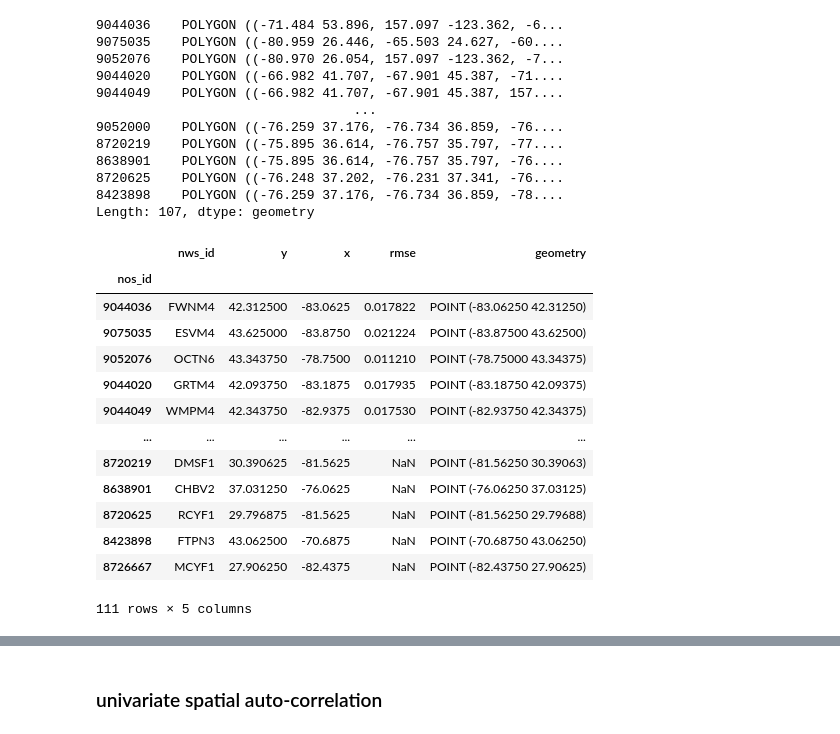
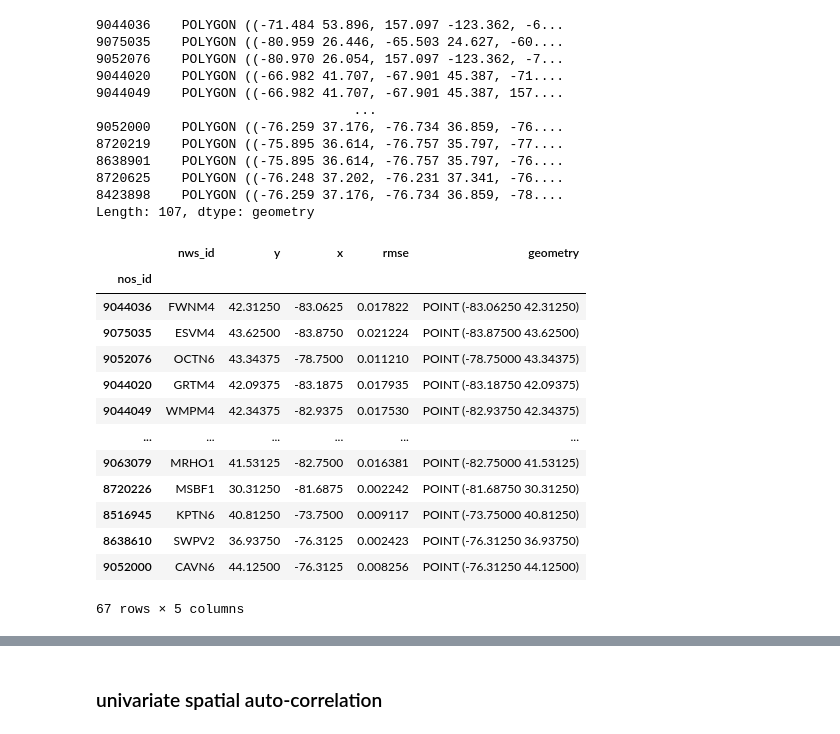
Before and after one commit to zacharyburnett/GEOG606, a Jupyter notebook: final/final_20220503.ipynb, the cells around one changed output, grey strips where cells are left out. Saved outputs shown, nothing was run; the diff lists cells and outputs as text; code cells hidden in the pictures.

```diff
--- a/final/final_20220503.ipynb
+++ b/final/final_20220503.ipynb
@@ -414,22 +414,23 @@ Length: 107, dtype: geometry
 # %%
 rmse_dataframe = rmse.to_dataframe(name='rmse')
 rmse_dataframe = GeoDataFrame(rmse_dataframe, geometry=geopandas.points_from_xy(rmse_dataframe['x'], rmse_dataframe['y']))
+rmse_dataframe = rmse_dataframe[~pandas.isna(rmse_dataframe['rmse'])]
 rmse_dataframe
 # %% [output]
 |  | nws_id | y | x | rmse | geometry |
 | nos_id |  |  |  |  |  |
-| 9044036 | FWNM4 | 42.312500 | -83.0625 | 0.017822 | POINT (-83.06250 42.31250) |
-| 9075035 | ESVM4 | 43.625000 | -83.8750 | 0.021224 | POINT (-83.87500 43.62500) |
-| 9052076 | OCTN6 | 43.343750 | -78.7500 | 0.011210 | POINT (-78.75000 43.34375) |
-| 9044020 | GRTM4 | 42.093750 | -83.1875 | 0.017935 | POINT (-83.18750 42.09375) |
-| 9044049 | WMPM4 | 42.343750 | -82.9375 | 0.017530 | POINT (-82.93750 42.34375) |
+| 9044036 | FWNM4 | 42.31250 | -83.0625 | 0.017822 | POINT (-83.06250 42.31250) |
+| 9075035 | ESVM4 | 43.62500 | -83.8750 | 0.021224 | POINT (-83.87500 43.62500) |
+| 9052076 | OCTN6 | 43.34375 | -78.7500 | 0.011210 | POINT (-78.75000 43.34375) |
+| 9044020 | GRTM4 | 42.09375 | -83.1875 | 0.017935 | POINT (-83.18750 42.09375) |
+| 9044049 | WMPM4 | 42.34375 | -82.9375 | 0.017530 | POINT (-82.93750 42.34375) |
 | ... | ... | ... | ... | ... | ... |
-| 8720219 | DMSF1 | 30.390625 | -81.5625 | NaN | POINT (-81.56250 30.39063) |
-| 8638901 | CHBV2 | 37.031250 | -76.0625 | NaN | POINT (-76.06250 37.03125) |
-| 8720625 | RCYF1 | 29.796875 | -81.5625 | NaN | POINT (-81.56250 29.79688) |
-| 8423898 | FTPN3 | 43.062500 | -70.6875 | NaN | POINT (-70.68750 43.06250) |
-| 8726667 | MCYF1 | 27.906250 | -82.4375 | NaN | POINT (-82.43750 27.90625) |
+| 9063079 | MRHO1 | 41.53125 | -82.7500 | 0.016381 | POINT (-82.75000 41.53125) |
+| 8720226 | MSBF1 | 30.31250 | -81.6875 | 0.002242 | POINT (-81.68750 30.31250) |
+| 8516945 | KPTN6 | 40.81250 | -73.7500 | 0.009117 | POINT (-73.75000 40.81250) |
+| 8638610 | SWPV2 | 36.93750 | -76.3125 | 0.002423 | POINT (-76.31250 36.93750) |
+| 9052000 | CAVN6 | 44.12500 | -76.3125 | 0.008256 | POINT (-76.31250 44.12500) |
-111 rows × 5 columns
+67 rows × 5 columns
 # %%
 rmse_dataframe['region'] = polygons
 rmse_dataframe
```
Also changed, not shown: parts of 25 cells of this notebook.
